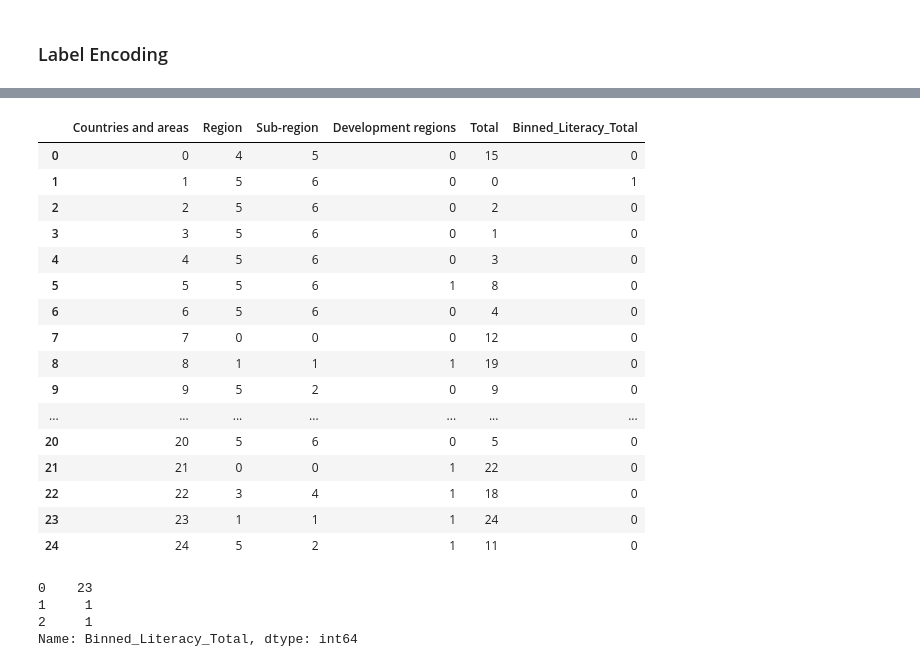
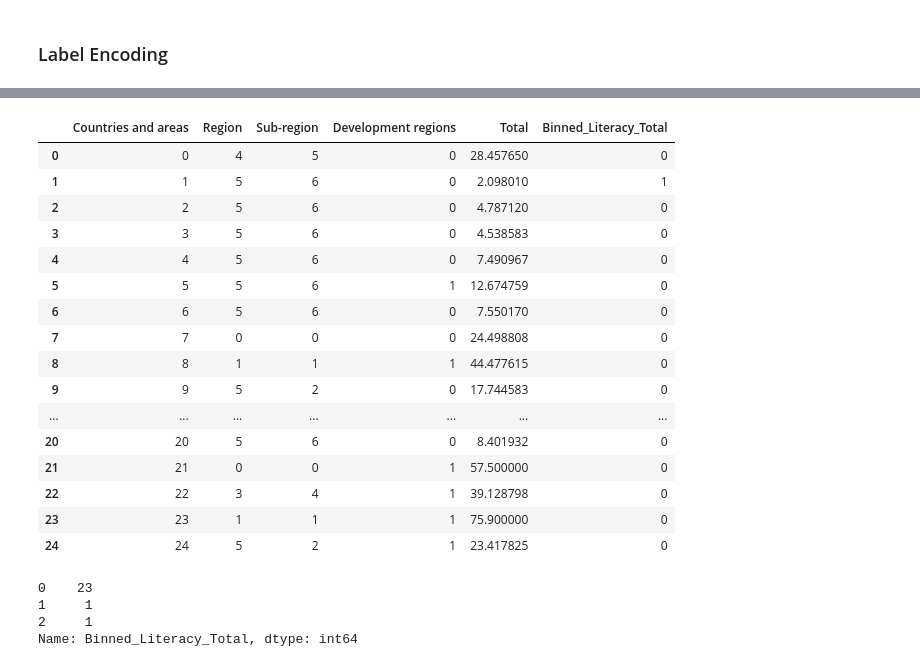
Before and after one commit to KelvinTee168/DS_Fundamentals, a Jupyter notebook: Datatset 1/Project_Dataset_1.ipynb, the cells around one changed output, grey strips where cells are left out. Cells and saved outputs as stored; diff of their text form; code cells hidden in the pictures.

```diff
--- a/Datatset 1/Project_Dataset_1.ipynb
+++ b/Datatset 1/Project_Dataset_1.ipynb
@@ -983,0 +1070,4 @@ plt.show()
+# %%
+col_list = [col for col in df1.columns.tolist() if df1[col].dtype.name == "object"]
+
+df1[col_list] = df1[col_list].apply(lambda x: d[x.name].fit_transform(x))
@@ -1057,3 +1217,5 @@ df_classifier.head()
 df_classifier.drop(columns=['Literacy_Total'], inplace=True)
 # %% [markdown]
 ### Label Encoding
+# %%
+df_classifier['Binned_Literacy_Total'] = df_classifier['Binned_Literacy_Total'].astype(str)
@@ -1060,26 +1252,27 @@ df_classifier.drop(columns=['Literacy_Total'], inplace=True)
 # %%
 d = defaultdict(LabelEncoder)
+col_list = [col for col in df_classifier.columns.tolist() if df_classifier[col].dtype.name == "object"]
 
-df_classifier = df_classifier.apply(lambda x: d[x.name].fit_transform(x))
+df_classifier[col_list] = df_classifier[col_list].apply(lambda x: d[x.name].fit_transform(x))
 df_classifier
 # %% [output]
 |  | Countries and areas | Region | Sub-region | Development regions | Total | Binned_Literacy_Total |
-| 0 | 0 | 4 | 5 | 0 | 15 | 0 |
-| 1 | 1 | 5 | 6 | 0 | 0 | 1 |
-| 2 | 2 | 5 | 6 | 0 | 2 | 0 |
-| 3 | 3 | 5 | 6 | 0 | 1 | 0 |
-| 4 | 4 | 5 | 6 | 0 | 3 | 0 |
-| 5 | 5 | 5 | 6 | 1 | 8 | 0 |
-| 6 | 6 | 5 | 6 | 0 | 4 | 0 |
-| 7 | 7 | 0 | 0 | 0 | 12 | 0 |
-| 8 | 8 | 1 | 1 | 1 | 19 | 0 |
-| 9 | 9 | 5 | 2 | 0 | 9 | 0 |
+| 0 | 0 | 4 | 5 | 0 | 28.457650 | 0 |
+| 1 | 1 | 5 | 6 | 0 | 2.098010 | 1 |
+| 2 | 2 | 5 | 6 | 0 | 4.787120 | 0 |
+| 3 | 3 | 5 | 6 | 0 | 4.538583 | 0 |
+| 4 | 4 | 5 | 6 | 0 | 7.490967 | 0 |
+| 5 | 5 | 5 | 6 | 1 | 12.674759 | 0 |
+| 6 | 6 | 5 | 6 | 0 | 7.550170 | 0 |
+| 7 | 7 | 0 | 0 | 0 | 24.498808 | 0 |
+| 8 | 8 | 1 | 1 | 1 | 44.477615 | 0 |
+| 9 | 9 | 5 | 2 | 0 | 17.744583 | 0 |
 | ... | ... | ... | ... | ... | ... | ... |
-| 20 | 20 | 5 | 6 | 0 | 5 | 0 |
-| 21 | 21 | 0 | 0 | 1 | 22 | 0 |
-| 22 | 22 | 3 | 4 | 1 | 18 | 0 |
-| 23 | 23 | 1 | 1 | 1 | 24 | 0 |
-| 24 | 24 | 5 | 2 | 1 | 11 | 0 |
+| 20 | 20 | 5 | 6 | 0 | 8.401932 | 0 |
+| 21 | 21 | 0 | 0 | 1 | 57.500000 | 0 |
+| 22 | 22 | 3 | 4 | 1 | 39.128798 | 0 |
+| 23 | 23 | 1 | 1 | 1 | 75.900000 | 0 |
+| 24 | 24 | 5 | 2 | 1 | 23.417825 | 0 |
 # %%
 df_classifier['Binned_Literacy_Total'].value_counts()
 # %% [output]
```
Also changed, not shown: parts of 36 cells of this notebook.
